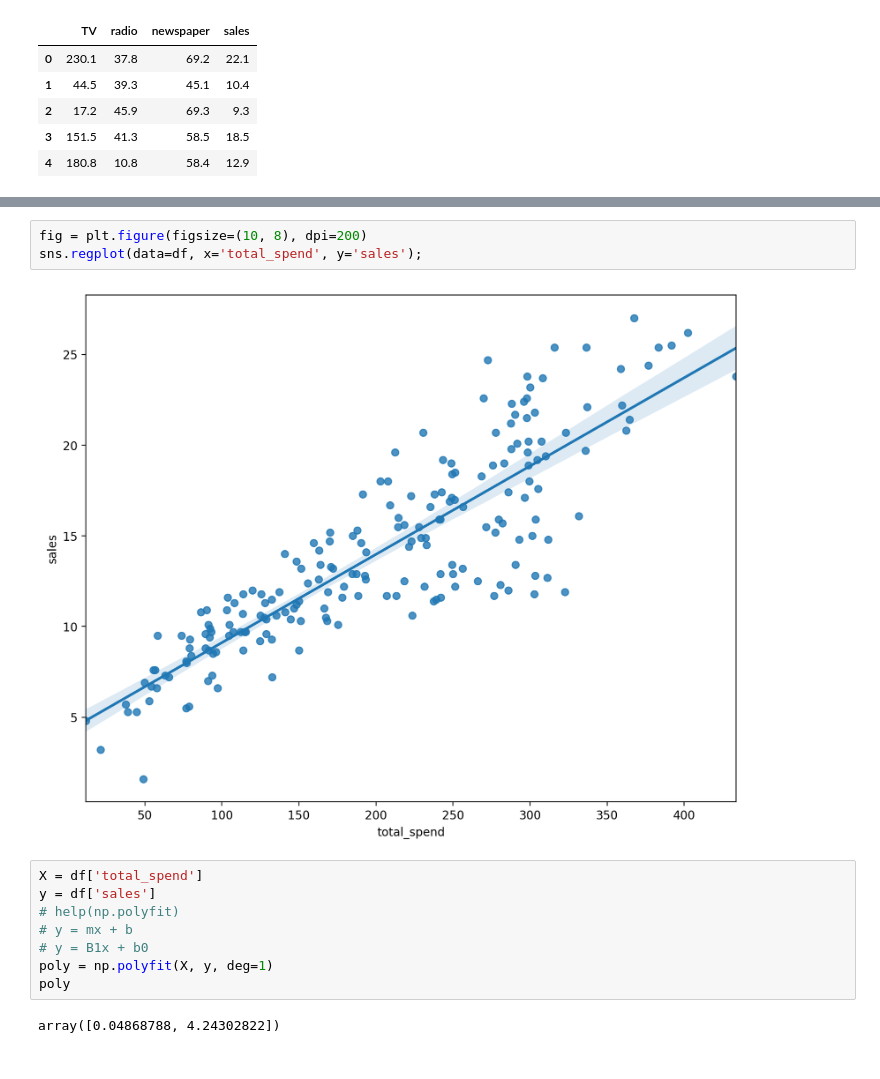
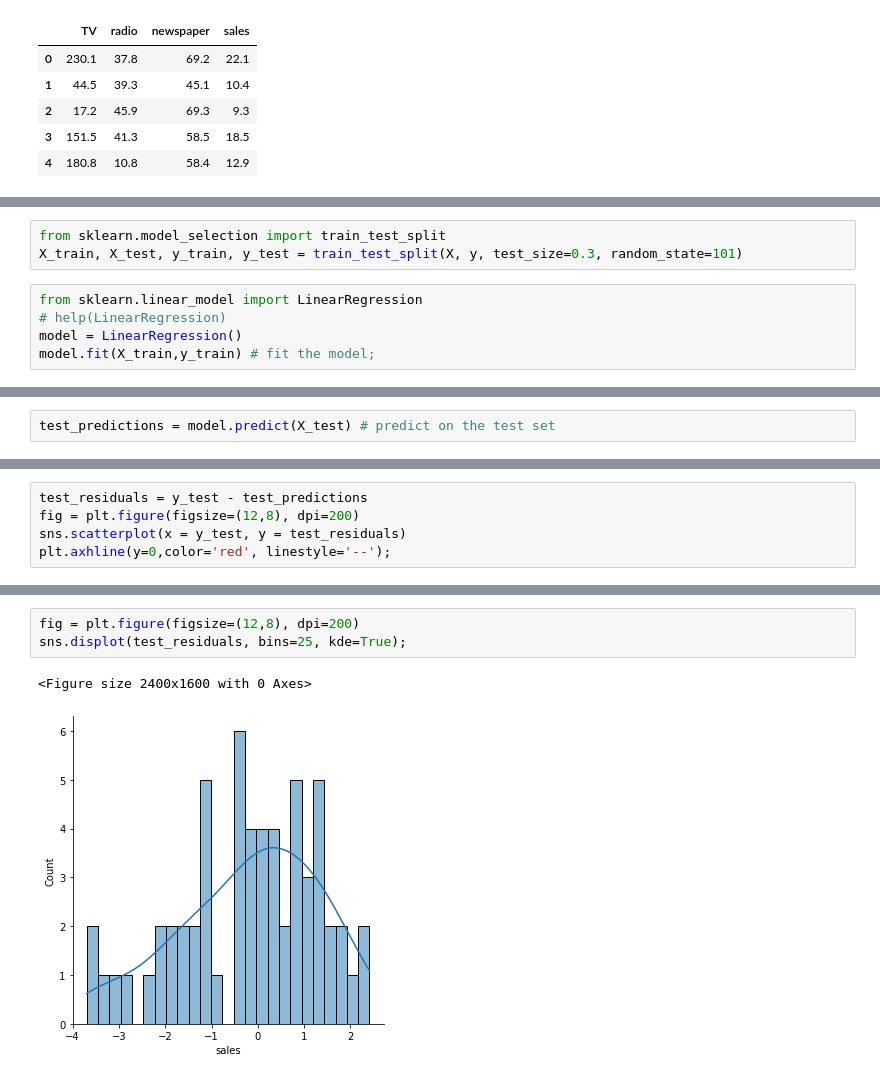
Before and after one commit to kinwong/Udemy-Machine-Learning-Data-Science-Masterclass, a Jupyter notebook: linear_regression.ipynb, the cells around one changed output, grey strips where cells are left out. Cells and saved outputs as stored; diff of their text form.

```diff
--- a/linear_regression.ipynb
+++ b/linear_regression.ipynb
@@ -29,0 +38,8 @@ df.head()
+# %%
+from sklearn.model_selection import train_test_split
+X_train, X_test, y_train, y_test = train_test_split(X, y, test_size=0.3, random_state=101)
+# %%
+from sklearn.linear_model import LinearRegression
+# help(LinearRegression)
+model = LinearRegression()
+model.fit(X_train,y_train) # fit the model;
@@ -29,0 +70,2 @@ df.head()
+# %%
+test_predictions = model.predict(X_test) # predict on the test set
@@ -29,0 +91,5 @@ df.head()
+# %%
+test_residuals = y_test - test_predictions
+fig = plt.figure(figsize=(12,8), dpi=200)
+sns.scatterplot(x = y_test, y = test_residuals)
+plt.axhline(y=0,color='red', linestyle='--');
@@ -30,15 +98,6 @@ df.head()
 # %%
-fig = plt.figure(figsize=(10, 8), dpi=200)
-sns.regplot(data=df, x='total_spend', y='sales');
+fig = plt.figure(figsize=(12,8), dpi=200)
+sns.displot(test_residuals, bins=25, kde=True);
 # %% [output]
+<Figure size 2400x1600 with 0 Axes>
-[figure, old version]
+[figure, new version]
-# %%
-X = df['total_spend']
-y = df['sales']
-# help(np.polyfit)
-# y = mx + b
-# y = B1x + b0
-poly = np.polyfit(X, y, deg=1)
-poly
-# %% [output]
-array([0.04868788, 4.24302822])
```
Also changed, not shown: parts of 26 cells of this notebook, 1 other file.
